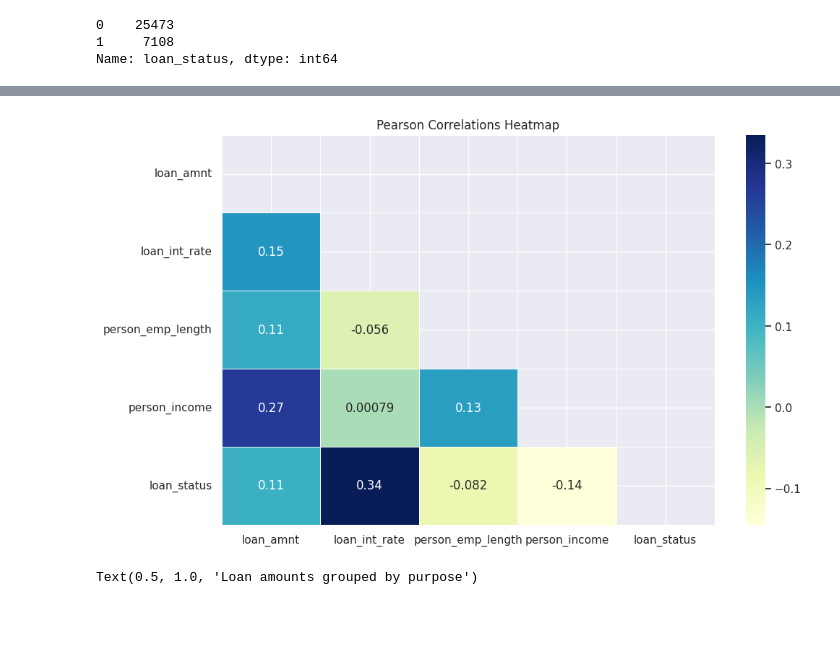
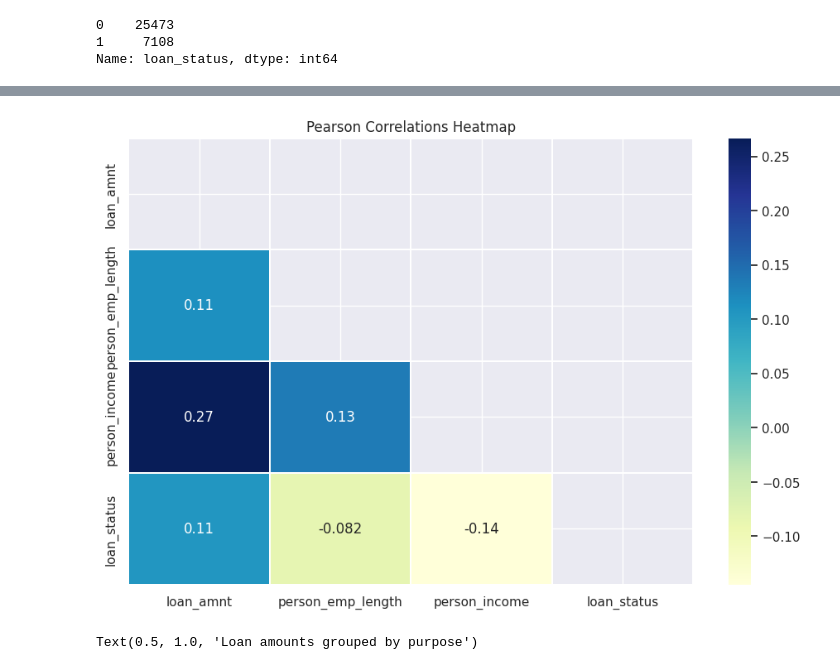
Before and after one commit to AnnaKass1/Project2, a Jupyter notebook: project.ipynb, the cells around one changed output, grey strips where cells are left out. Drawn from its saved outputs; the diff is of its cells as text; code cells hidden in the pictures; blank space fills up the shorter version.

```diff
--- a/project.ipynb
+++ b/project.ipynb
@@ -185,10 +185,10 @@ weighted avg       0.67      0.67      0.67     38272
 # %%
-corr = credit_df[['loan_amnt', 'loan_int_rate', 'loan_grade', 'person_emp_length', 'person_home_ownership', 'person_income','loan_intent', 'loan_status']].corr()
+corr = credit_df[['loan_amnt', 'loan_grade', 'person_emp_length', 'person_home_ownership', 'person_income','loan_intent', 'loan_status']].corr()
 sns.set(rc={'figure.figsize':(11,7)})
-sns.heatmap(corr,linewidths=.5, annot=True, cmap="YlGnBu",mask=np.triu(np.ones_like(corr, dtype=np.bool)))\
+sns.heatmap(corr,linewidths=.3, annot=True, cmap="YlGnBu",mask=np.triu(np.ones_like(corr, dtype=np.bool)))\
     .set_title("Pearson Correlations Heatmap");
 # %% [output]
-[figure, old version]
+[figure, new version]
 # %%
 plt.figure(figsize=(12,6))
 sns.boxplot(x='loan_intent', y='loan_amnt', data=credit_df)
```
Also changed, not shown: parts of 11 cells of this notebook.
